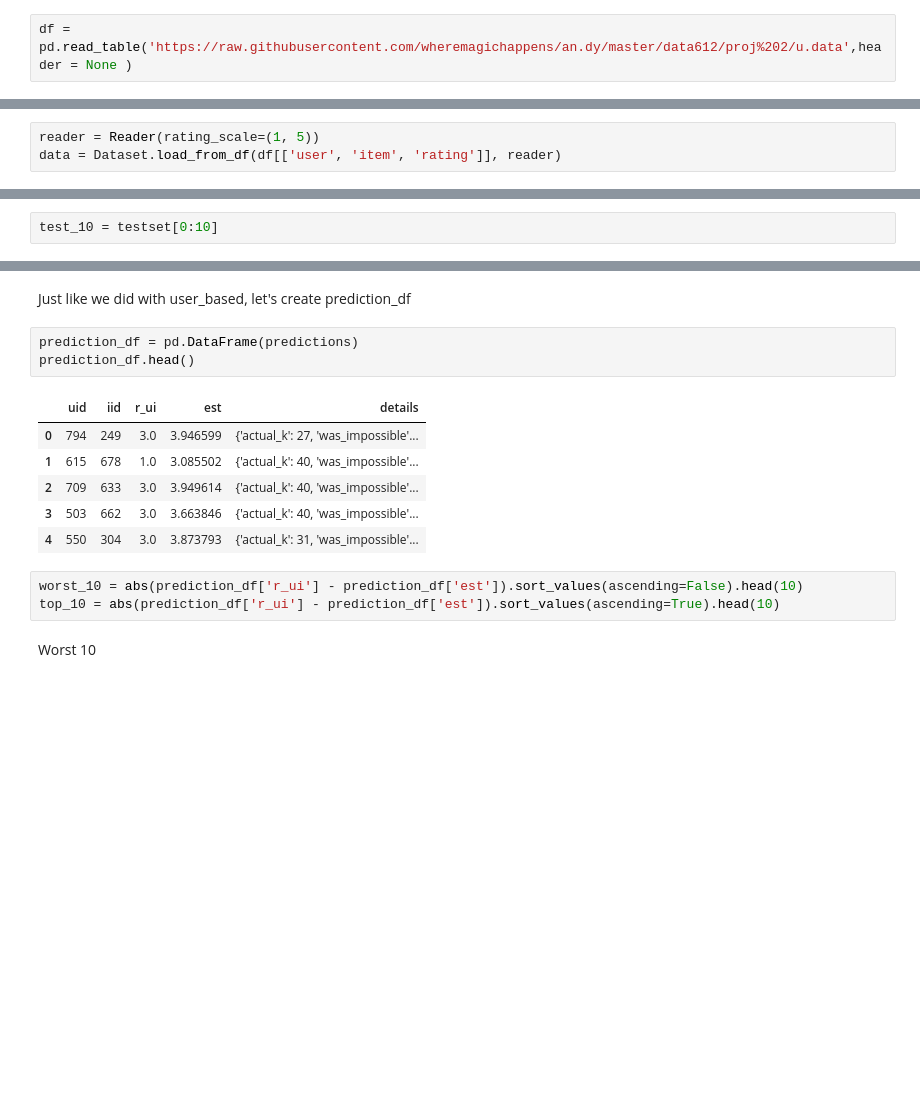
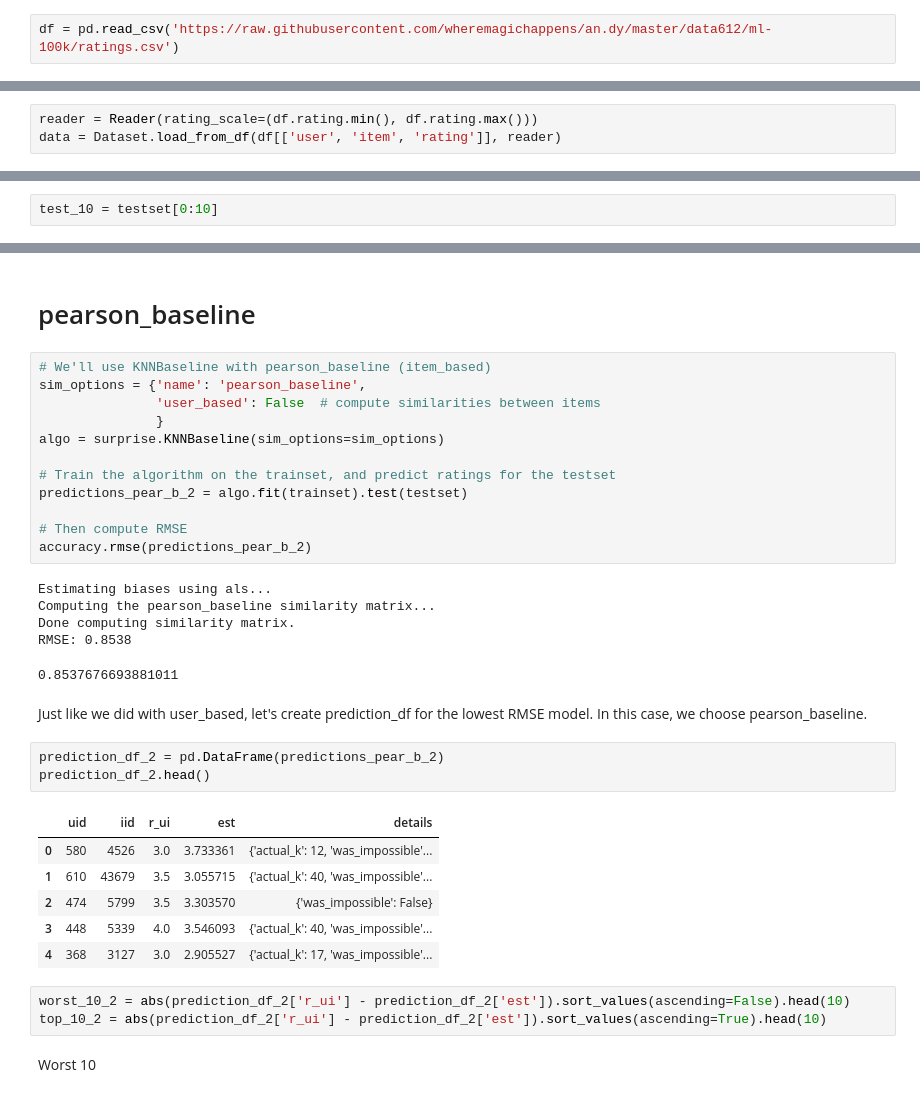
Before and after one commit to wheremagichappens/an.dy, a Jupyter notebook: data612/proj 2/data612-proj2-submit.group..ipynb, the cells around one changed output, grey strips where cells are left out. Cells and saved outputs as stored; diff of their text form; blank space fills up the shorter version.

```diff
--- a/data612/proj 2/data612-proj2-submit.group..ipynb
+++ b/data612/proj 2/data612-proj2-submit.group..ipynb
@@ -22,2 +22,2 @@ From https://surprise.readthedocs.io/en/v1.0.0/_modules/surprise/dataset.html, w
 # %%
-df = pd.read_table('https://raw.githubusercontent.com/wheremagichappens/an.dy/master/data612/proj%202/u.data',header = None )
+df = pd.read_csv('https://raw.githubusercontent.com/wheremagichappens/an.dy/master/data612/ml-100k/ratings.csv')
@@ -128,7 +130,7 @@ df.groupby('item')['rating'].count().reset_index().sort_values('rating', ascendi
 # %% [markdown]
 We will find the best KNN model based on RMSE.
 # %%
-reader = Reader(rating_scale=(1, 5))
+reader = Reader(rating_scale=(df.rating.min(), df.rating.max()))
 data = Dataset.load_from_df(df[['user', 'item', 'rating']], reader)
 # %%
 # Learn how to configure parameters in each model, for instance, bsl_option vs sim_option and maybe there is one for SVD.
@@ -303,18 +380,38 @@ RMSE: 0.9413
+# %% [markdown]
+# pearson_baseline
+# %%
+# We'll use KNNBaseline with pearson_baseline (item_based)
+sim_options = {'name': 'pearson_baseline',
+               'user_based': False  # compute similarities between items
+               }
+algo = surprise.KNNBaseline(sim_options=sim_options)
+
+# Train the algorithm on the trainset, and predict ratings for the testset
+predictions_pear_b_2 = algo.fit(trainset).test(testset)
+
+# Then compute RMSE
+accuracy.rmse(predictions_pear_b_2)
+# %% [output]
+Estimating biases using als...
+Computing the pearson_baseline similarity matrix...
+Done computing similarity matrix.
+RMSE: 0.8538
+0.8537676693881011
 # %% [markdown]
-Just like we did with user_based, let's create prediction_df
+Just like we did with user_based, let's create prediction_df for the lowest RMSE model. In this case, we choose pearson_baseline.
 # %%
-prediction_df = pd.DataFrame(predictions)
-prediction_df.head()
+prediction_df_2 = pd.DataFrame(predictions_pear_b_2)
+prediction_df_2.head()
 # %% [output]
 |  | uid | iid | r_ui | est | details |
-| 0 | 794 | 249 | 3.0 | 3.946599 | {'actual_k': 27, 'was_impossible'... |
-| 1 | 615 | 678 | 1.0 | 3.085502 | {'actual_k': 40, 'was_impossible'... |
-| 2 | 709 | 633 | 3.0 | 3.949614 | {'actual_k': 40, 'was_impossible'... |
-| 3 | 503 | 662 | 3.0 | 3.663846 | {'actual_k': 40, 'was_impossible'... |
-| 4 | 550 | 304 | 3.0 | 3.873793 | {'actual_k': 31, 'was_impossible'... |
+| 0 | 580 | 4526 | 3.0 | 3.733361 | {'actual_k': 12, 'was_impossible'... |
+| 1 | 610 | 43679 | 3.5 | 3.055715 | {'actual_k': 40, 'was_impossible'... |
+| 2 | 474 | 5799 | 3.5 | 3.303570 | {'was_impossible': False} |
+| 3 | 448 | 5339 | 4.0 | 3.546093 | {'actual_k': 40, 'was_impossible'... |
+| 4 | 368 | 3127 | 3.0 | 2.905527 | {'actual_k': 17, 'was_impossible'... |
 # %%
-worst_10 = abs(prediction_df['r_ui'] - prediction_df['est']).sort_values(ascending=False).head(10)
-top_10 = abs(prediction_df['r_ui'] - prediction_df['est']).sort_values(ascending=True).head(10)
+worst_10_2 = abs(prediction_df_2['r_ui'] - prediction_df_2['est']).sort_values(ascending=False).head(10)
+top_10_2 = abs(prediction_df_2['r_ui'] - prediction_df_2['est']).sort_values(ascending=True).head(10)
 # %% [markdown]
 Worst 10
 # %%
```
Also changed, not shown: parts of 43 cells of this notebook.
